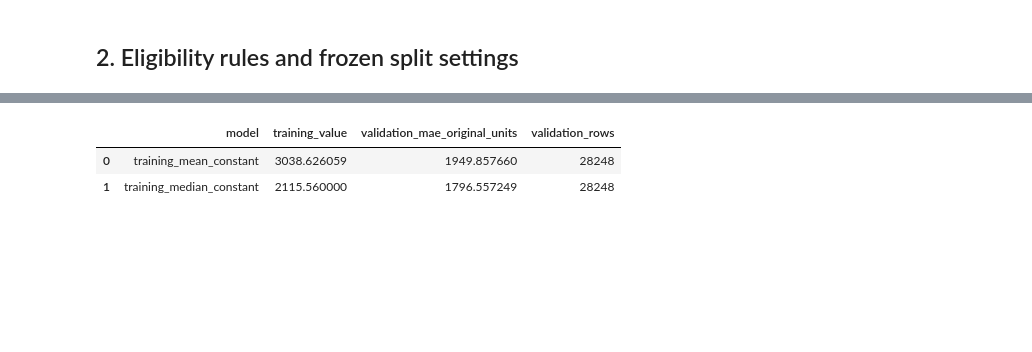
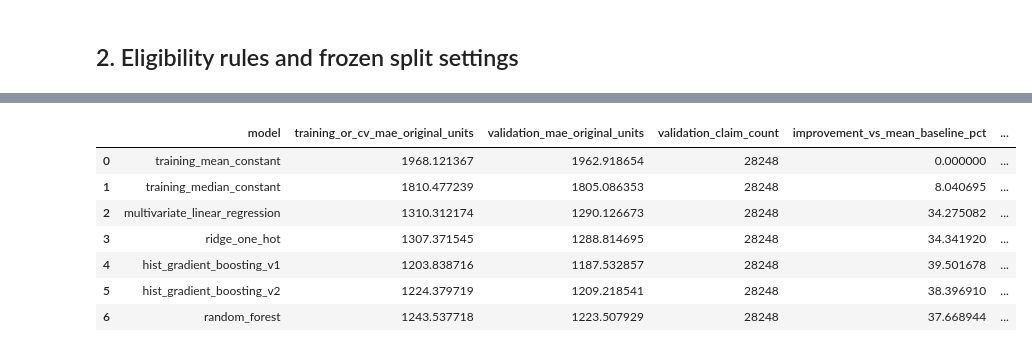
Before and after one commit to Break-Through-Tech/Allstate-1A-predicting-auto-claims-severity, a Jupyter notebook: notebooks/jonathan-deng/jonathan_deng_october_split_plan.ipynb, the cells around one changed output, grey strips where cells are left out. Cells and saved outputs as stored; diff of their text form; code cells hidden in the pictures; blank space fills up the shorter version.

Commit message:
tested models on cv folds and validation + created result docs

```diff
--- a/notebooks/jonathan-deng/jonathan_deng_october_split_plan.ipynb
+++ b/notebooks/jonathan-deng/jonathan_deng_october_split_plan.ipynb
@@ -212,20 +376,70 @@ Both baselines are fitted using training targets only. They are evaluated on val
 # %%
-def mean_absolute_error(actual, predicted):
-    return np.abs(actual - predicted).mean()
+prediction_store = {
+    'training_mean_constant': np.full(len(validation), training_mean),
+    'training_median_constant': np.full(len(validation), training_median),
+}
+comparison_rows = list(baseline_rows)
+model_objects = {}
 
-training_mean = train[target_column].mean()
-training_median = train[target_column].median()
+for spec in candidate_specs:
+    started = time.perf_counter()
+    estimator = spec['builder']()
+    estimator.fit(X_train, y_train)
+    predictions = estimator.predict(X_validation)
+    fit_runtime = time.perf_counter() - started
+    assert len(predictions) == len(validation)
+    assert np.isfinite(predictions).all()
+    prediction_store[spec['model']] = predictions
+    model_objects[spec['model']] = estimator
+    cv_row = cv_results.loc[cv_results['run_id'] == spec['run_id']].iloc[0]
+    model = estimator.named_steps['model']
+    if hasattr(model, 'coef_'):
+        complexity = f'{len(model.coef_)} fitted coefficients'
+    elif hasattr(model, 'n_iter_'):
+        complexity = f'{model.n_iter_} boosting iterations, up to {model.max_leaf_nodes} leaves each'
+    else:
+        complexity = f'{model.n_estimators} trees, max depth {model.max_depth}'
+    comparison_rows.append({
+        'run_id': spec['run_id'],
+        'model': spec['model'],
+        'approach': spec['approach'],
+        'settings': json.dumps(spec['settings'], sort_keys=True),
+        'training_or_cv_mae_original_units': cv_row['training_or_cv_mae_original_units'],
+        'validation_mae_original_units': mae(y_validation, predictions),
+        'validation_claim_count': len(validation),
+        'model_complexity': complexity,
+        'runtime_seconds': round(fit_runtime, 3),
+        'cv_runtime_seconds': cv_row['runtime_seconds'],
+        'cv_mae_std_original_units': cv_row['cv_mae_std_original_units'],
+        'status': 'success',
+    })
 
-baseline_results = pd.DataFrame({
-    'model': ['training_mean_constant', 'training_median_constant'],
-    'training_value': [training_mean, training_median],
-    'validation_mae_original_units': [
-        mean_absolute_error(validation[target_column], training_mean),
-        mean_absolute_error(validation[target_column], training_median),
-    ],
-    'validation_rows': len(validation),
-})
+comparison = pd.DataFrame(comparison_rows)
+mean_validation_mae = comparison.loc[comparison['model'] == 'training_mean_constant', 'validation_mae_original_units'].iloc[0]
+median_validation_mae = comparison.loc[comparison['model'] == 'training_median_constant', 'validation_mae_original_units'].iloc[0]
+comparison['improvement_vs_mean_baseline_pct'] = (mean_validation_mae - comparison['validation_mae_original_units']) / mean_validation_mae * 100
+comparison['improvement_vs_median_comparator_pct'] = (median_validation_mae - comparison['validation_mae_original_units']) / median_validation_mae * 100
+comparison['validation_minus_cv_mae_original_units'] = comparison['validation_mae_original_units'] - comparison['training_or_cv_mae_original_units']
+comparison.to_csv(OUTPUT_DIR / 'model_comparison.csv', index=False)
 
-baseline_results.to_csv(OUTPUT_DIR / 'constant_baseline_results.csv', index=False)
-display(baseline_results)
+tail_rows = []
+for model_name, predictions in prediction_store.items():
+    absolute_errors = np.abs(y_validation.to_numpy() - predictions)
+    for threshold_name, threshold in tail_thresholds.items():
+        selected = y_validation.to_numpy() >= threshold
+        tail_rows.append({
+            'model': model_name,
+            'partition': 'validation',
+            'tail_definition': f'loss >= training {threshold_name}',
+            'threshold_original_loss_units': threshold,
+            'support_claims': int(selected.sum()),
+            'mae_original_loss_units': float(absolute_errors[selected].mean()),
+            'overall_validation_mae_original_loss_units': float(absolute_errors.mean()),
+        })
+tail_error_diagnostics = pd.DataFrame(tail_rows)
+tail_error_diagnostics.to_csv(OUTPUT_DIR / 'validation_tail_error_diagnostics.csv', index=False)
+
+print('Validation comparison complete; test targets were not scored.')
+display(comparison[['model', 'training_or_cv_mae_original_units', 'validation_mae_original_units', 'validation_claim_count', 'improvement_vs_mean_baseline_pct', 'improvement_vs_median_comparator_pct', 'runtime_seconds']])
+display(tail_error_diagnostics)
 # %% [output]
@@ -232,3 +447,8 @@ display(baseline_results)
-|  | model | training_value | validation_mae_original_units | validation_rows |
-| 0 | training_mean_constant | 3038.626059 | 1949.857660 | 28248 |
-| 1 | training_median_constant | 2115.560000 | 1796.557249 | 28248 |
+|  | model | training_or_cv_mae_original_units | validation_mae_original_units | validation_claim_count | improvement_vs_mean_baseline_pct | ... |
+| 0 | training_mean_constant | 1968.121367 | 1962.918654 | 28248 | 0.000000 | ... |
+| 1 | training_median_constant | 1810.477239 | 1805.086353 | 28248 | 8.040695 | ... |
+| 2 | multivariate_linear_regression | 1310.312174 | 1290.126673 | 28248 | 34.275082 | ... |
+| 3 | ridge_one_hot | 1307.371545 | 1288.814695 | 28248 | 34.341920 | ... |
+| 4 | hist_gradient_boosting_v1 | 1203.838716 | 1187.532857 | 28248 | 39.501678 | ... |
+| 5 | hist_gradient_boosting_v2 | 1224.379719 | 1209.218541 | 28248 | 38.396910 | ... |
+| 6 | random_forest | 1243.537718 | 1223.507929 | 28248 | 37.668944 | ... |
```
Also changed, not shown: parts of 15 cells of this notebook, 9 other files.
